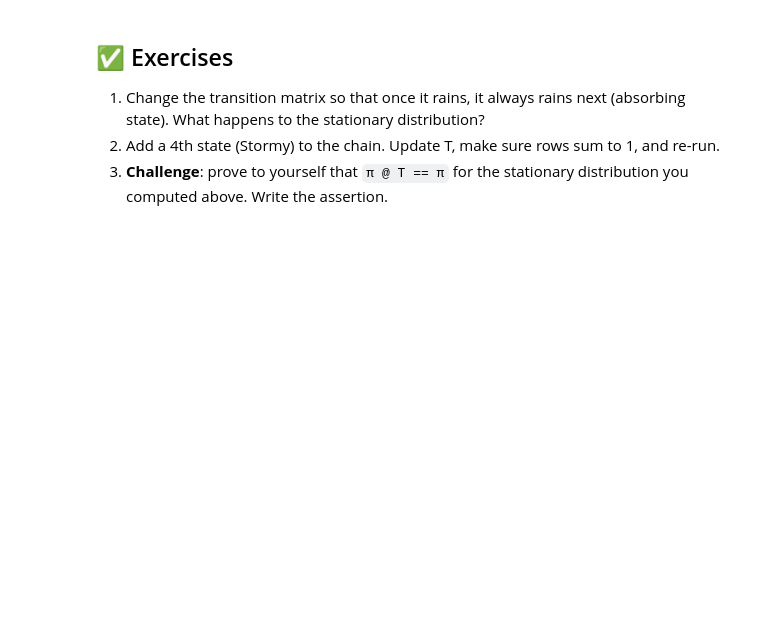
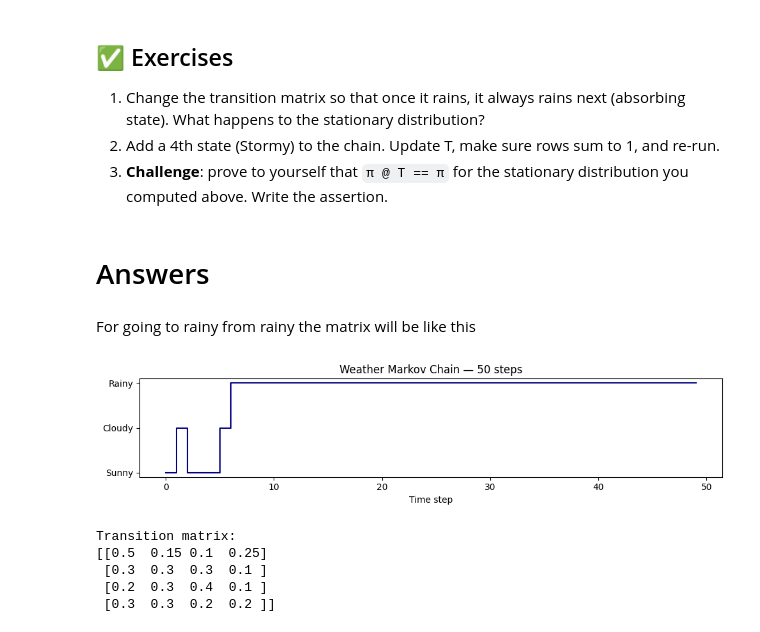
Before and after one commit to J-K-O-Dev/SoC-RL, a Jupyter notebook: Week 2/02_markov_chains.ipynb, the cells around one changed output. Cells and saved outputs as stored; diff of their text form; code cells hidden in the pictures; blank space fills up the shorter version.

```diff
--- a/Week 2/02_markov_chains.ipynb
+++ b/Week 2/02_markov_chains.ipynb
@@ -97,3 +115,51 @@ for t in [1, 5, 10, 50]:
 1. Change the transition matrix so that once it rains, it always rains next (absorbing state). What happens to the stationary distribution?
 2. Add a 4th state (Stormy) to the chain. Update T, make sure rows sum to 1, and re-run.
 3. **Challenge**: prove to yourself that `π @ T == π` for the stationary distribution you computed above. Write the assertion.
+# %% [markdown]
+# Answers
+# %% [markdown]
+For going to rainy from rainy the matrix will be like this
+# %%
+T = np.array([
+    [0.7, 0.2, 0.1],  # from Sunny
+    [0.3, 0.4, 0.3],  # from Cloudy
+    [0.0, 0.0, 1.0],  # from Rainy
+])
+state_names = ['Sunny', 'Cloudy', 'Rainy']
+# %%
+def simulate_markov(T, start_state, n_steps):
+    trajectory = [start_state]
+    state = start_state
+    for _ in range(n_steps - 1):
+        state = np.random.choice(len(T), p=T[state])
+        trajectory.append(state)
+    return np.array(trajectory)
+
+traj = simulate_markov(T, start_state=0, n_steps=50)
+
+plt.figure(figsize=(10, 2.5))
+colors = ['gold', 'skyblue', 'steelblue']
+plt.step(range(len(traj)), traj, where='post', color='navy', linewidth=1.5)
+plt.yticks([0,1,2], state_names)
+plt.xlabel('Time step'); plt.title('Weather Markov Chain — 50 steps')
+plt.tight_layout(); plt.show()
+# %% [output]
+[figure, added]
+# %%
+T = np.array([
+    [0.5, 0.15, 0.1, 0.25],  # from Sunny
+    [0.3, 0.3, 0.3, 0.1],  # from Cloudy
+    [0.2, 0.3, 0.4,0.1],  # from Rainy
+    [0.3,0.3,0.2,0.2]  #from story
+])
+state_names = ['Sunny', 'Cloudy', 'Rainy','Stormy']
+# Verify rows sum to 1
+assert np.allclose(T.sum(axis=1), 1), "Rows must sum to 1!"
+print("Transition matrix:")
+print(T)
+# %% [output]
+Transition matrix:
+[[0.5  0.15 0.1  0.25]
+ [0.3  0.3  0.3  0.1 ]
+ [0.2  0.3  0.4  0.1 ]
+ [0.3  0.3  0.2  0.2 ]]
```
Also changed, not shown: parts of 8 cells of this notebook, 9 other files.
